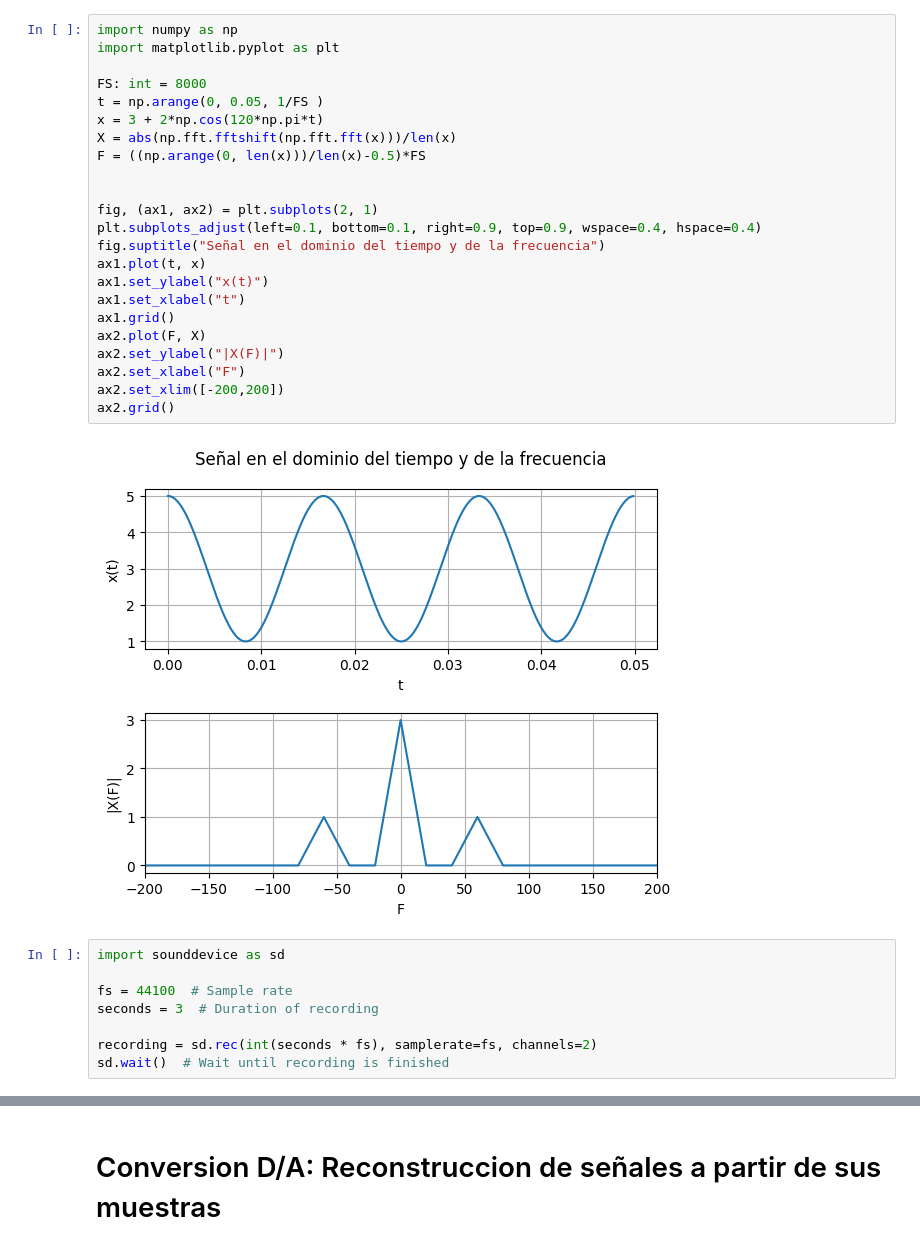
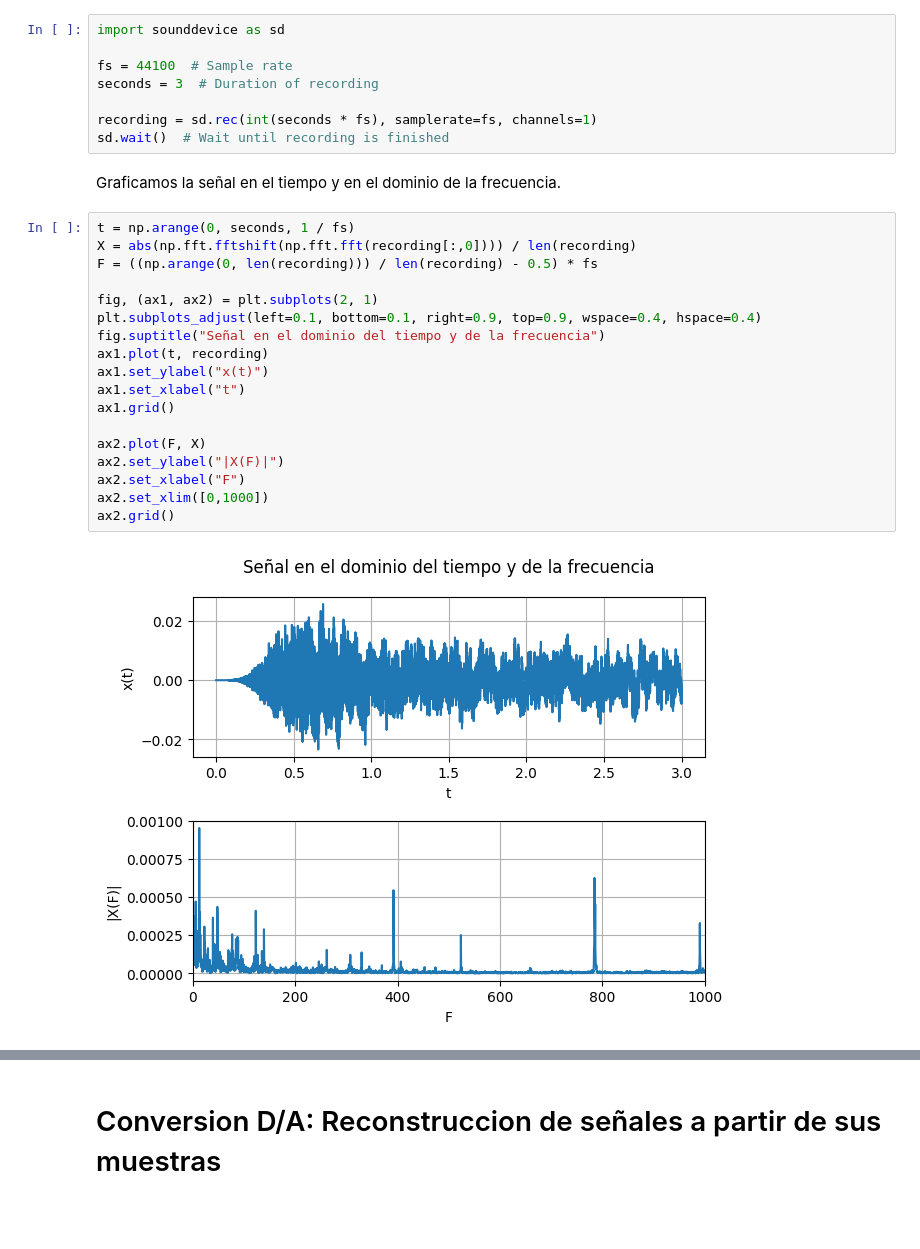
Before and after one commit to andresosorios23/digital_signal_processing, a Jupyter notebook: task_1/task.ipynb, the cells around one changed output, grey strips where cells are left out. Drawn from its saved outputs; the diff is of its cells as text; blank space fills up the shorter version.

```diff
--- a/task_1/task.ipynb
+++ b/task_1/task.ipynb
@@ -3,33 +56,30 @@
+# %%
+import sounddevice as sd
+
+fs = 44100  # Sample rate
+seconds = 3  # Duration of recording
+
+recording = sd.rec(int(seconds * fs), samplerate=fs, channels=1)
+sd.wait()  # Wait until recording is finished
+# %% [markdown]
+Graficamos la señal en el tiempo y en el dominio de la frecuencia.
 # %%
-import numpy as np
-import matplotlib.pyplot as plt
-
-FS: int = 8000
-t = np.arange(0, 0.05, 1/FS )
-x = 3 + 2*np.cos(120*np.pi*t)
-X = abs(np.fft.fftshift(np.fft.fft(x)))/len(x)
-F = ((np.arange(0, len(x)))/len(x)-0.5)*FS
-
+t = np.arange(0, seconds, 1 / fs)
+X = abs(np.fft.fftshift(np.fft.fft(recording[:,0]))) / len(recording)
+F = ((np.arange(0, len(recording))) / len(recording) - 0.5) * fs
 
 fig, (ax1, ax2) = plt.subplots(2, 1)
 plt.subplots_adjust(left=0.1, bottom=0.1, right=0.9, top=0.9, wspace=0.4, hspace=0.4)
 fig.suptitle("Señal en el dominio del tiempo y de la frecuencia")
-ax1.plot(t, x)
+ax1.plot(t, recording)
 ax1.set_ylabel("x(t)")
 ax1.set_xlabel("t")
 ax1.grid()
+
 ax2.plot(F, X)
 ax2.set_ylabel("|X(F)|")
 ax2.set_xlabel("F")
-ax2.set_xlim([-200,200])
+ax2.set_xlim([0,1000])
 ax2.grid()
 # %% [output]
-[figure, old version]
+[figure, new version]
-# %%
-import sounddevice as sd
-
-fs = 44100  # Sample rate
-seconds = 3  # Duration of recording
-
-recording = sd.rec(int(seconds * fs), samplerate=fs, channels=2)
-sd.wait()  # Wait until recording is finished
```
Also changed, not shown: parts of 18 cells of this notebook, 1 other file.
